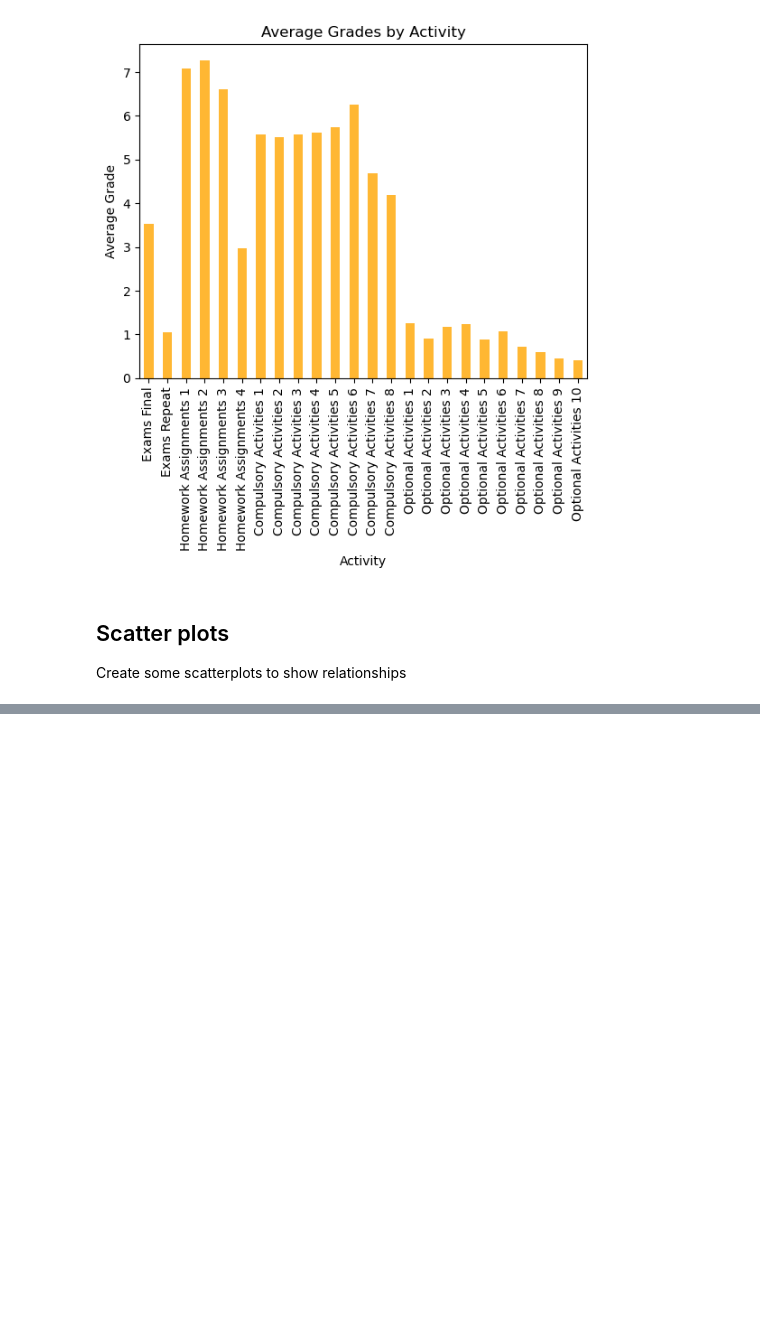
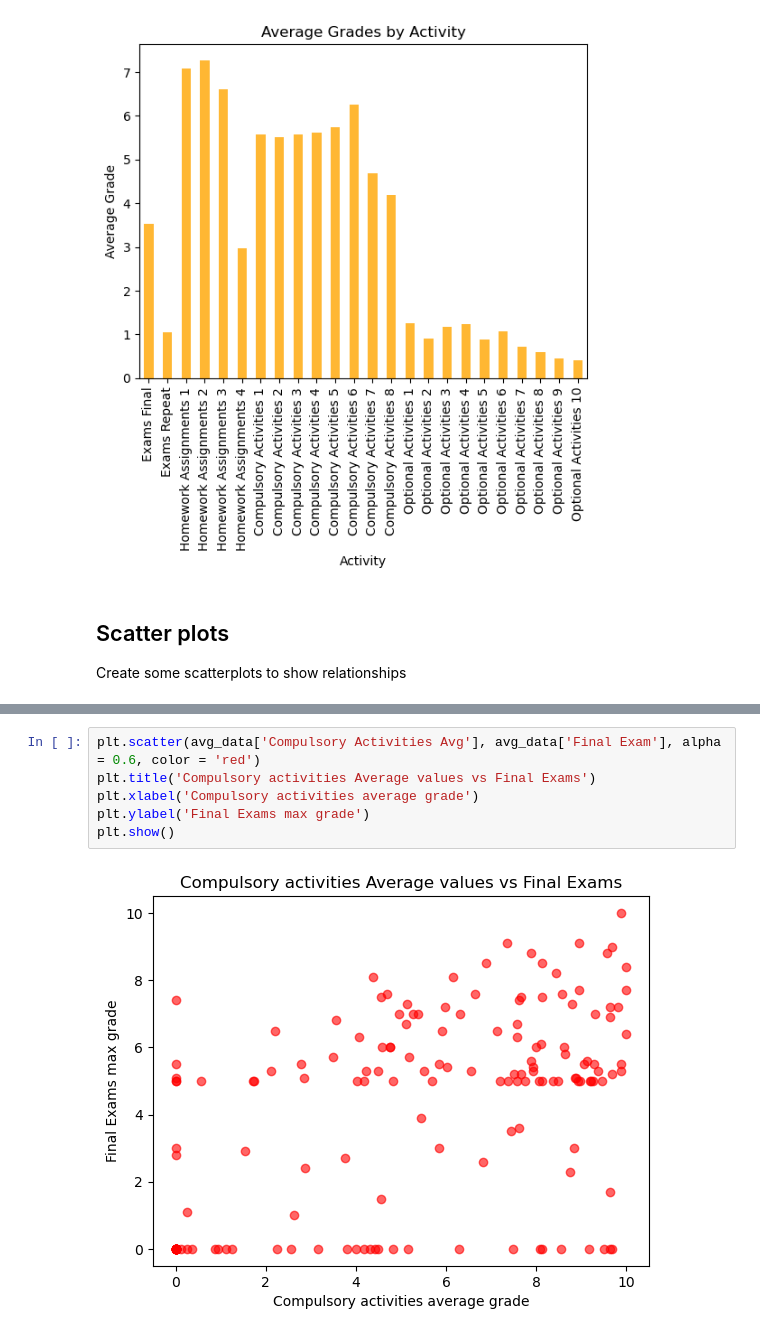
Before and after one commit to gzavlanis/Zavlanis-Project-Part3, a Jupyter notebook: Notebooks/dataset_summary.ipynb, the cells around one changed output, grey strips where cells are left out. Cells and saved outputs as stored; diff of their text form; blank space fills up the shorter version.

```diff
--- a/Notebooks/dataset_summary.ipynb
+++ b/Notebooks/dataset_summary.ipynb
@@ -105,0 +114,8 @@ plt.show()
+# %%
+plt.scatter(avg_data['Compulsory Activities Avg'], avg_data['Final Exam'], alpha = 0.6, color = 'red')
+plt.title('Compulsory activities Average values vs Final Exams')
+plt.xlabel('Compulsory activities average grade')
+plt.ylabel('Final Exams max grade')
+plt.show()
+# %% [output]
+[figure, added]
```
Also changed, not shown: parts of 2 cells of this notebook, 11 other files.
